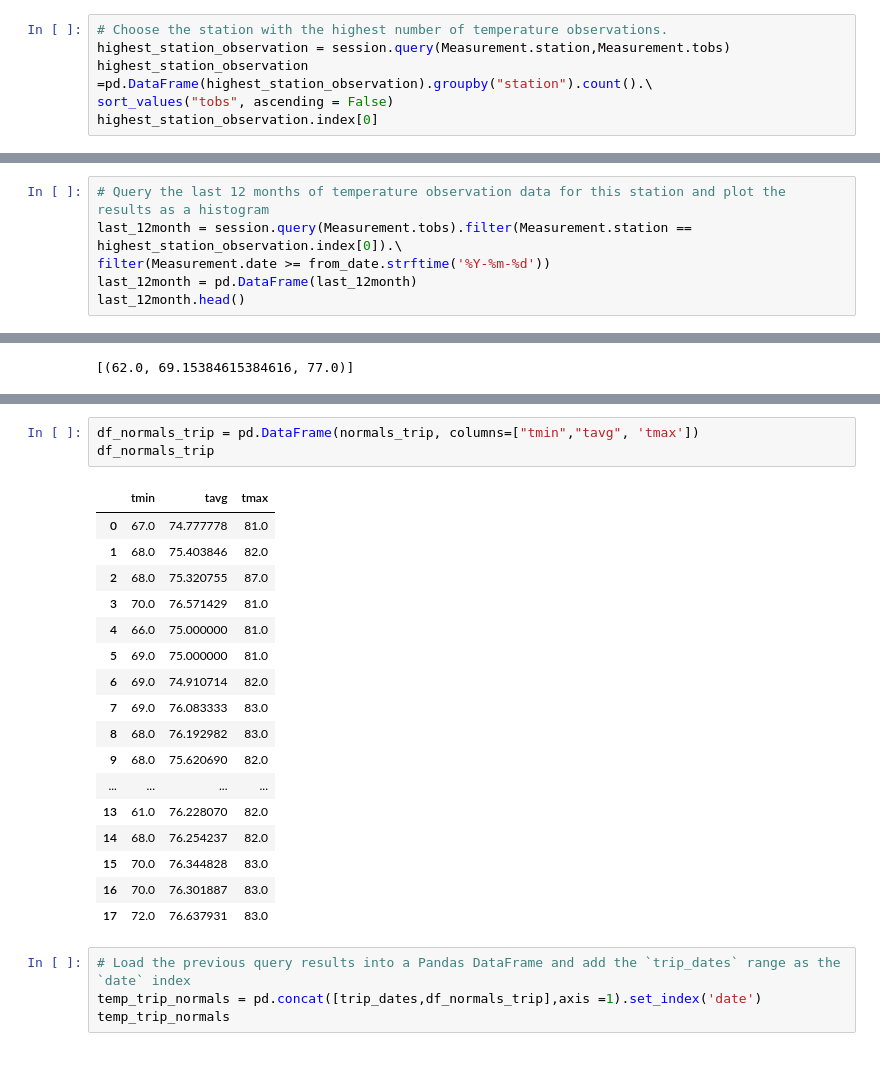
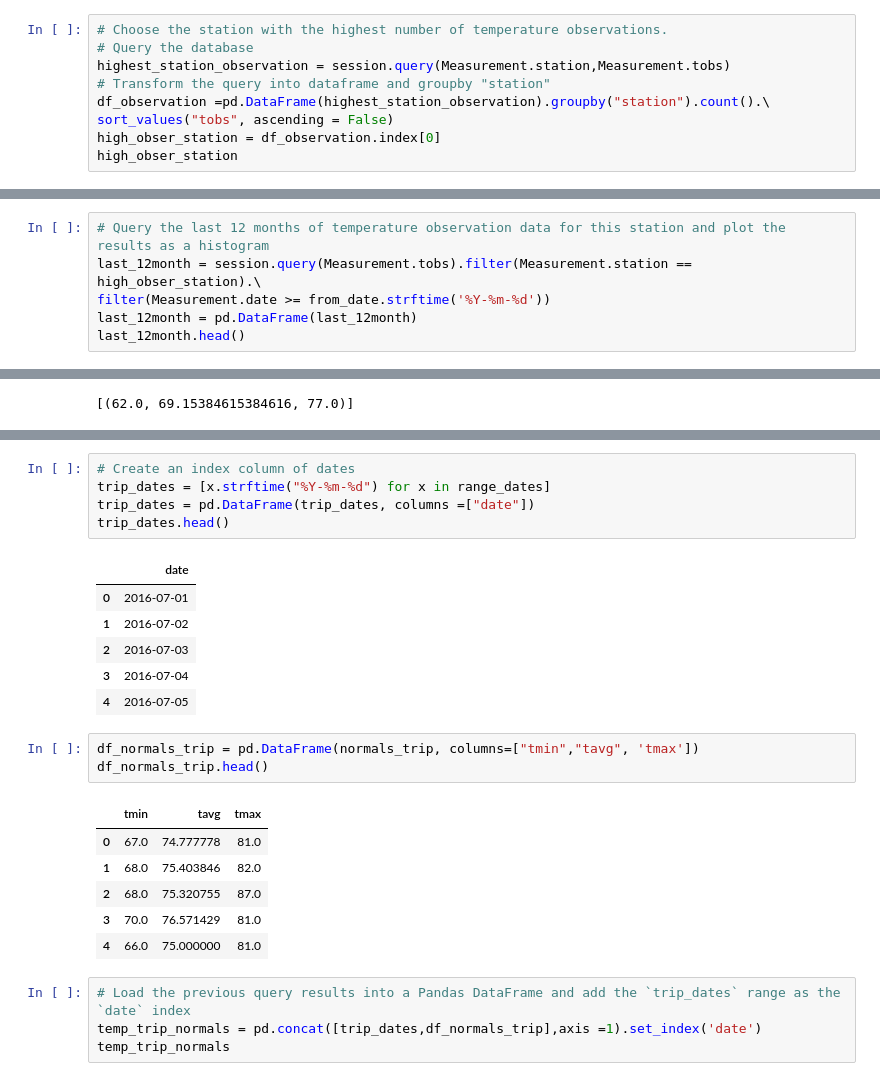
Before and after one commit to congtranxuan/10-Advanced_data_storage_retrieval, a Jupyter notebook: climate_starter.ipynb, the cells around one changed output, grey strips where cells are left out. Saved outputs shown, nothing was run; the diff lists cells and outputs as text.

```diff
--- a/climate_starter.ipynb
+++ b/climate_starter.ipynb
@@ -154,14 +134,17 @@ for data in data_query1:
 # %%
 # Choose the station with the highest number of temperature observations.
+# Query the database
 highest_station_observation = session.query(Measurement.station,Measurement.tobs)
-highest_station_observation =pd.DataFrame(highest_station_observation).groupby("station").count().\
+# Transform the query into dataframe and groupby "station"
+df_observation =pd.DataFrame(highest_station_observation).groupby("station").count().\
 sort_values("tobs", ascending = False)
-highest_station_observation.index[0]
+high_obser_station = df_observation.index[0]
+high_obser_station
 # %% [output]
 'USC00519281'
 # %%
 # Query the last 12 months of temperature observation data for this station and plot the results as a histogram
-last_12month = session.query(Measurement.tobs).filter(Measurement.station == highest_station_observation.index[0]).\
+last_12month = session.query(Measurement.tobs).filter(Measurement.station == high_obser_station).\
 filter(Measurement.date >= from_date.strftime('%Y-%m-%d'))
 last_12month = pd.DataFrame(last_12month)
 last_12month.head()
@@ -321,24 +341,25 @@ trip_dates
+# %%
+# Create an index column of dates
+trip_dates = [x.strftime("%Y-%m-%d") for x in range_dates]
+trip_dates = pd.DataFrame(trip_dates, columns =["date"])
+trip_dates.head()
+# %% [output]
+|  | date |
+| 0 | 2016-07-01 |
+| 1 | 2016-07-02 |
+| 2 | 2016-07-03 |
+| 3 | 2016-07-04 |
+| 4 | 2016-07-05 |
 # %%
 df_normals_trip = pd.DataFrame(normals_trip, columns=["tmin","tavg", 'tmax'])
-df_normals_trip
+df_normals_trip.head()
 # %% [output]
 |  | tmin | tavg | tmax |
 | 0 | 67.0 | 74.777778 | 81.0 |
 | 1 | 68.0 | 75.403846 | 82.0 |
 | 2 | 68.0 | 75.320755 | 87.0 |
 | 3 | 70.0 | 76.571429 | 81.0 |
 | 4 | 66.0 | 75.000000 | 81.0 |
-| 5 | 69.0 | 75.000000 | 81.0 |
-| 6 | 69.0 | 74.910714 | 82.0 |
-| 7 | 69.0 | 76.083333 | 83.0 |
-| 8 | 68.0 | 76.192982 | 83.0 |
-| 9 | 68.0 | 75.620690 | 82.0 |
-| ... | ... | ... | ... |
-| 13 | 61.0 | 76.228070 | 82.0 |
-| 14 | 68.0 | 76.254237 | 82.0 |
-| 15 | 70.0 | 76.344828 | 83.0 |
-| 16 | 70.0 | 76.301887 | 83.0 |
-| 17 | 72.0 | 76.637931 | 83.0 |
 # %%
 # Load the previous query results into a Pandas DataFrame and add the `trip_dates` range as the `date` index
 temp_trip_normals = pd.concat([trip_dates,df_normals_trip],axis =1).set_index('date')
```
Also changed, not shown: parts of 14 cells of this notebook, 4 other files.
